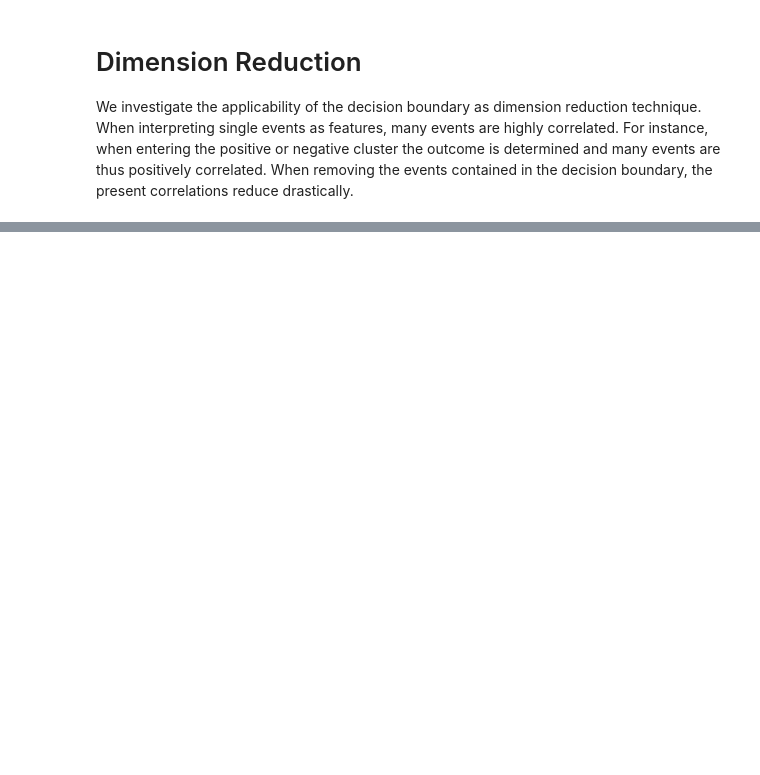
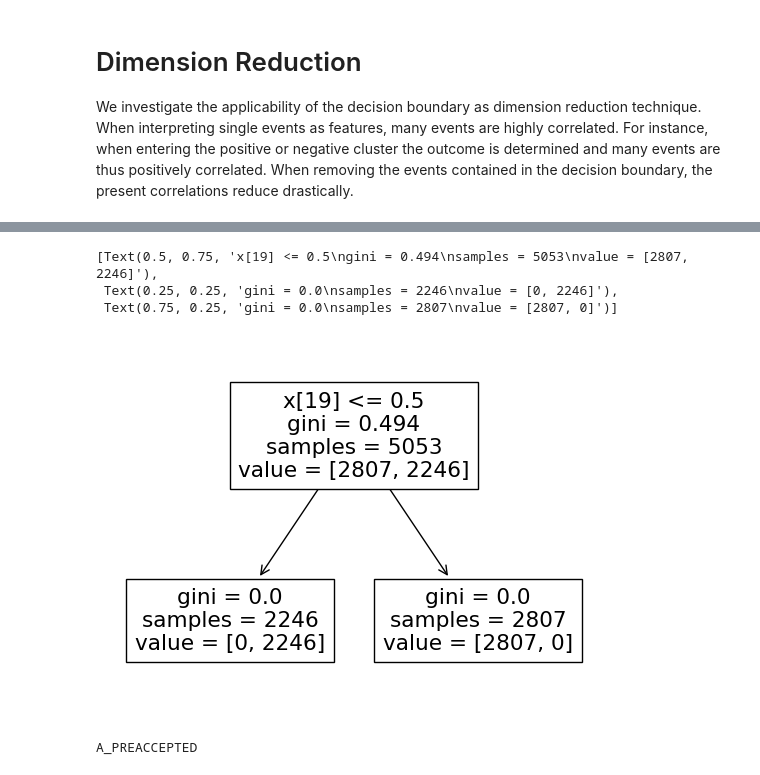
Before and after one commit to smartjourneymining/bpi_games, a Jupyter notebook: main_bpi2012.ipynb, the cells around one changed output, grey strips where cells are left out. Saved outputs shown, nothing was run; the diff lists cells and outputs as text; code cells hidden in the pictures; blank space fills up the shorter version.

```diff
--- a/main_bpi2012.ipynb
+++ b/main_bpi2012.ipynb
@@ -853,0 +1095,17 @@ Remaining correlations in % after reduction [0.0, nan, nan, 0.0, nan, 0.0, 0.5,
+# %%
+Y = trace_df['positive']
+X = trace_df.drop(['positive', 'negative'], axis=1)
+# %%
+clf = tree.DecisionTreeClassifier()
+clf = clf.fit(X, Y)
+# %%
+tree.plot_tree(clf)
+# %% [output]
+[Text(0.5, 0.75, 'x[19] <= 0.5\ngini = 0.494\nsamples = 5053\nvalue = [2807, 2246]'),
+ Text(0.25, 0.25, 'gini = 0.0\nsamples = 2246\nvalue = [0, 2246]'),
+ Text(0.75, 0.25, 'gini = 0.0\nsamples = 2807\nvalue = [2807, 0]')]
+[figure, added]
+# %%
+print(X.columns[2])
+# %% [output]
+A_PREACCEPTED
```
Also changed, not shown: parts of 25 cells of this notebook.
